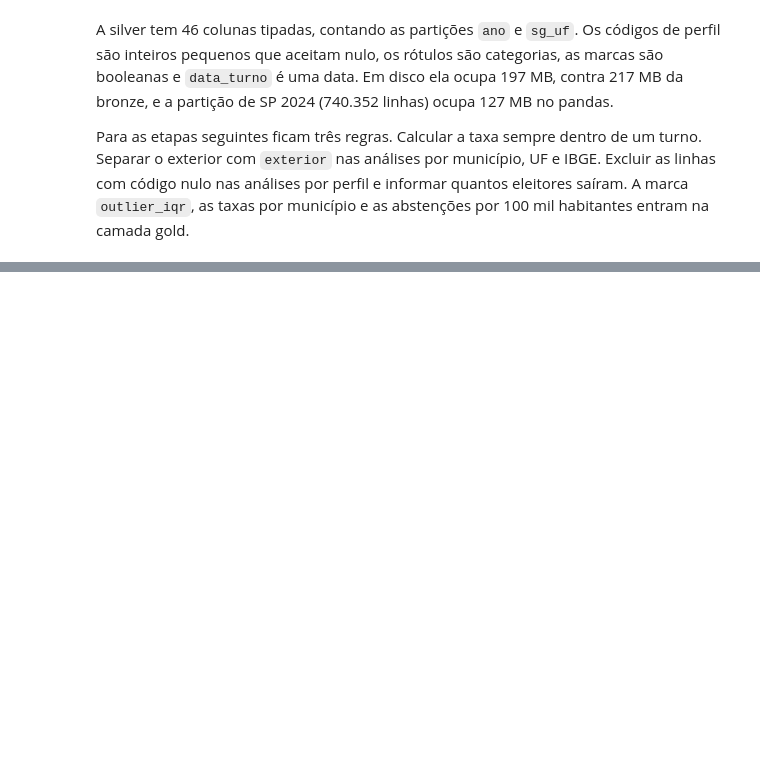
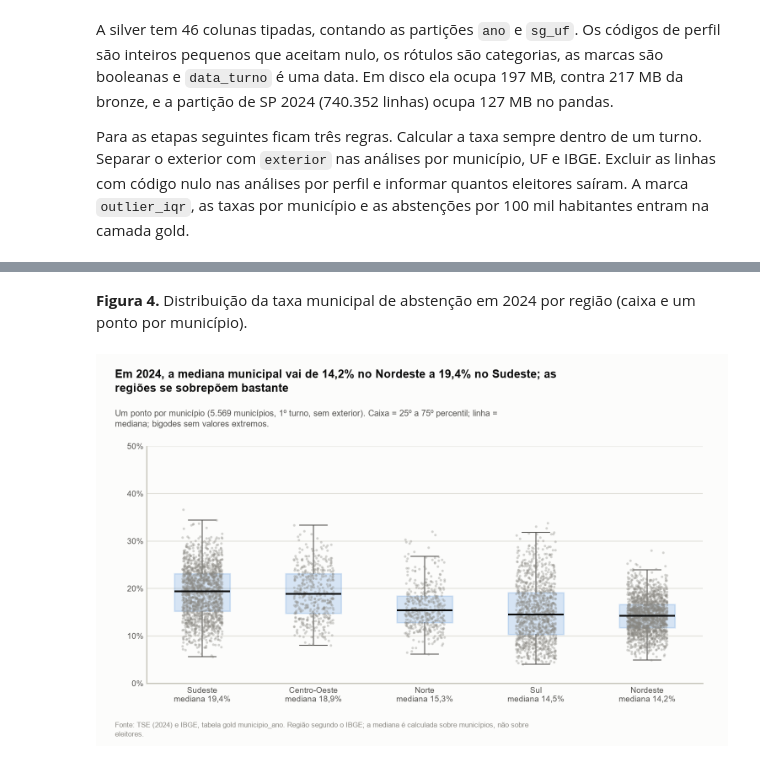
Before and after one commit to GUSTAVOHOOO/bigdata-tse-abstencao, a Jupyter notebook: notebooks/etapa1.ipynb, the cells around one changed output, grey strips where cells are left out. Cells and saved outputs as stored; diff of their text form; code cells hidden in the pictures; blank space fills up the shorter version.

```diff
--- a/notebooks/etapa1.ipynb
+++ b/notebooks/etapa1.ipynb
@@ -1605,0 +1642,6 @@ Para as etapas seguintes ficam três regras. Calcular a taxa sempre dentro de um
+# %% [markdown]
+**Figura 4.** Distribuição da taxa municipal de abstenção em 2024 por região (caixa e um ponto por município).
+# %%
+display(Image(filename=str(fig_04_distribuicao_por_regiao())))
+# %% [output]
+[figure, added]
```
Also changed, not shown: parts of 23 cells of this notebook, 11 other files.
